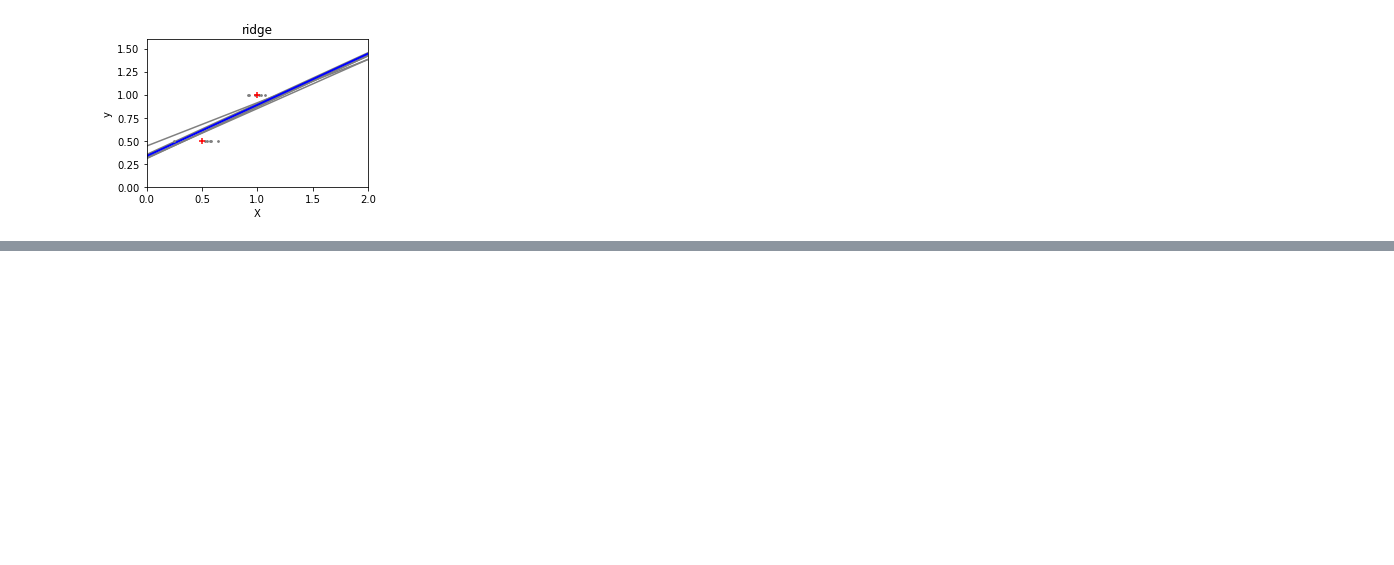
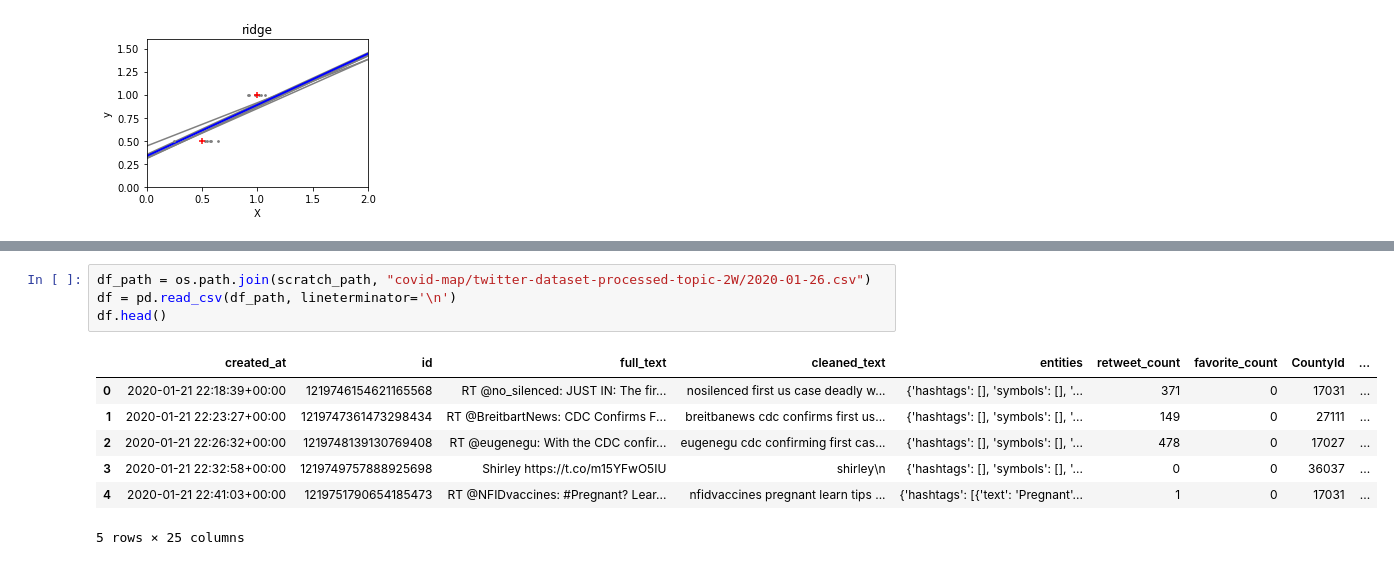
Before and after one commit to dyllanwli/covid19-socialmedia-datamining, a Jupyter notebook: depression/OLS.ipynb, the cells around one changed output, grey strips where cells are left out. Saved outputs shown, nothing was run; the diff lists cells and outputs as text; blank space fills up the shorter version.

```diff
--- a/depression/OLS.ipynb
+++ b/depression/OLS.ipynb
@@ -46,0 +59,12 @@ array([[0.5],
+# %%
+df_path = os.path.join(scratch_path, "covid-map/twitter-dataset-processed-topic-2W/2020-01-26.csv")
+df = pd.read_csv(df_path, lineterminator='\n')
+df.head()
+# %% [output]
+|  | created_at | id | full_text | cleaned_text | entities | retweet_count | favorite_count | CountyId | ... |
+| 0 | 2020-01-21 22:18:39+00:00 | 1219746154621165568 | RT @no_silenced: JUST IN: The fir... | nosilenced first us case deadly w... | {'hashtags': [], 'symbols': [], '... | 371 | 0 | 17031 | ... |
+| 1 | 2020-01-21 22:23:27+00:00 | 1219747361473298434 | RT @BreitbartNews: CDC Confirms F... | breitbanews cdc confirms first us... | {'hashtags': [], 'symbols': [], '... | 149 | 0 | 27111 | ... |
+| 2 | 2020-01-21 22:26:32+00:00 | 1219748139130769408 | RT @eugenegu: With the CDC confir... | eugenegu cdc confirming first cas... | {'hashtags': [], 'symbols': [], '... | 478 | 0 | 17027 | ... |
+| 3 | 2020-01-21 22:32:58+00:00 | 1219749757888925698 | Shirley https://t.co/m15YFwO5IU | shirley\n | {'hashtags': [], 'symbols': [], '... | 0 | 0 | 36037 | ... |
+| 4 | 2020-01-21 22:41:03+00:00 | 1219751790654185473 | RT @NFIDvaccines: #Pregnant? Lear... | nfidvaccines pregnant learn tips ... | {'hashtags': [{'text': 'Pregnant'... | 1 | 0 | 17031 | ... |
+5 rows × 25 columns
```
Also changed, not shown: parts of 4 cells of this notebook, 8 other files.
